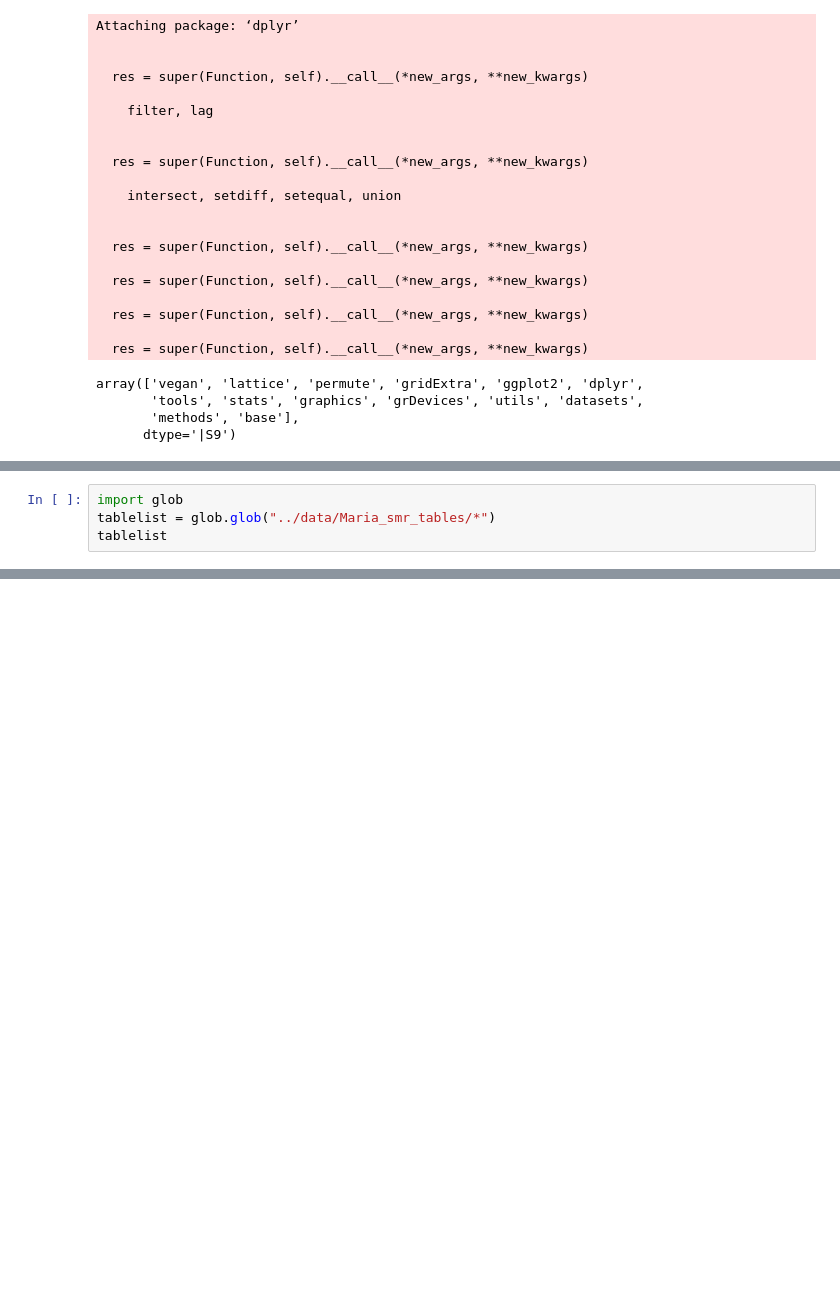
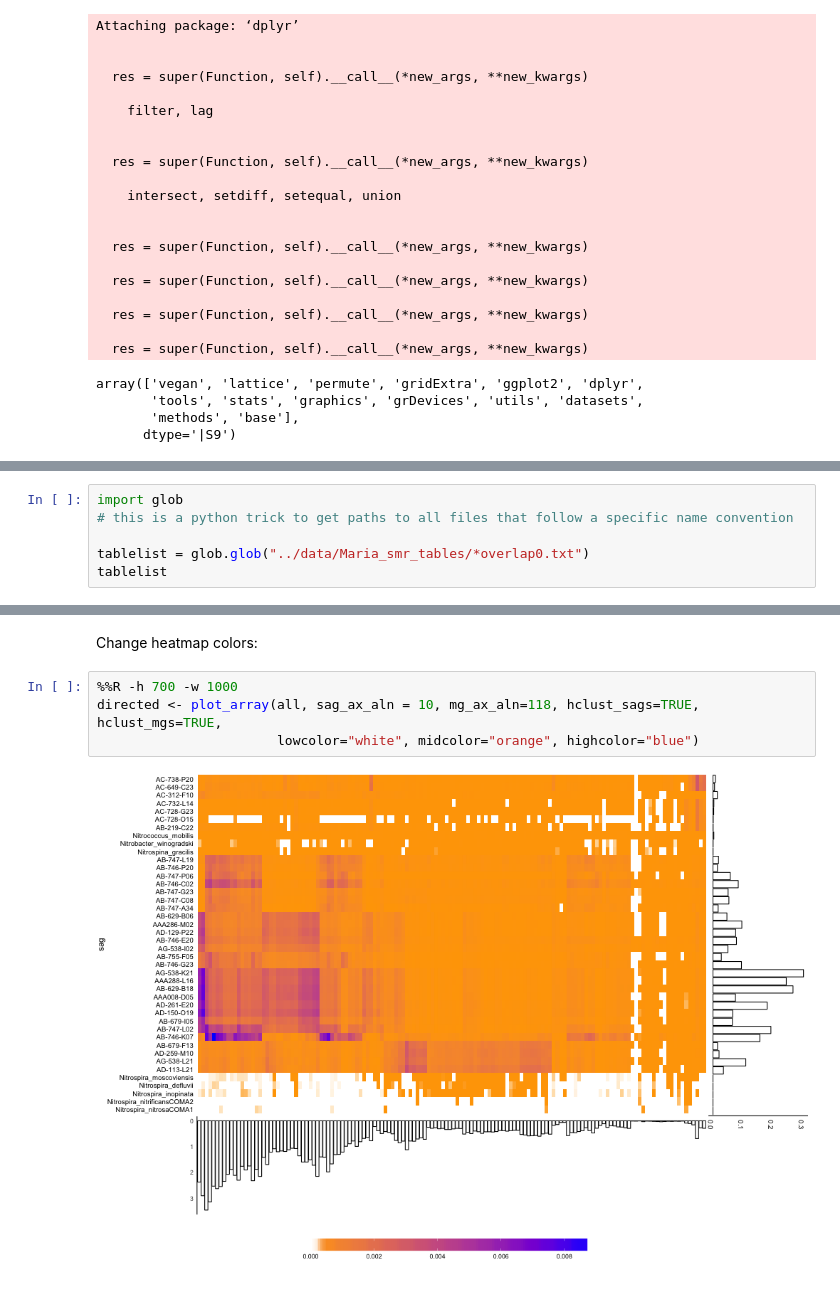
Before and after one commit to BigelowLab/sag-mg-recruit, a Jupyter notebook: notebooks/Heatmap_Template.ipynb, the cells around one changed output, grey strips where cells are left out. Drawn from its saved outputs; the diff is of its cells as text; blank space fills up the shorter version.

Commit message:
make heatmap_template notebook more user friendly

```diff
--- a/notebooks/Heatmap_Template.ipynb
+++ b/notebooks/Heatmap_Template.ipynb
@@ -244,4 +30,0 @@ plot_array <- function(df,
-# %%
-import glob
-tablelist = glob.glob("../data/Maria_smr_tables/*")
-tablelist
@@ -322,0 +262,6 @@ TableGrob (3 x 2) "arrange": 6 grobs
+# %%
+import glob
+# this is a python trick to get paths to all files that follow a specific name convention
+
+tablelist = glob.glob("../data/Maria_smr_tables/*overlap0.txt")
+tablelist
@@ -322,0 +360,8 @@ TableGrob (3 x 2) "arrange": 6 grobs
+# %% [markdown]
+Change heatmap colors:
+# %%
+%%R -h 700 -w 1000
+directed <- plot_array(all, sag_ax_aln = 10, mg_ax_aln=118, hclust_sags=TRUE, hclust_mgs=TRUE,
+                       lowcolor="white", midcolor="orange", highcolor="blue")
+# %% [output]
+[figure, added]
```
Also changed, not shown: parts of 34 cells of this notebook.
